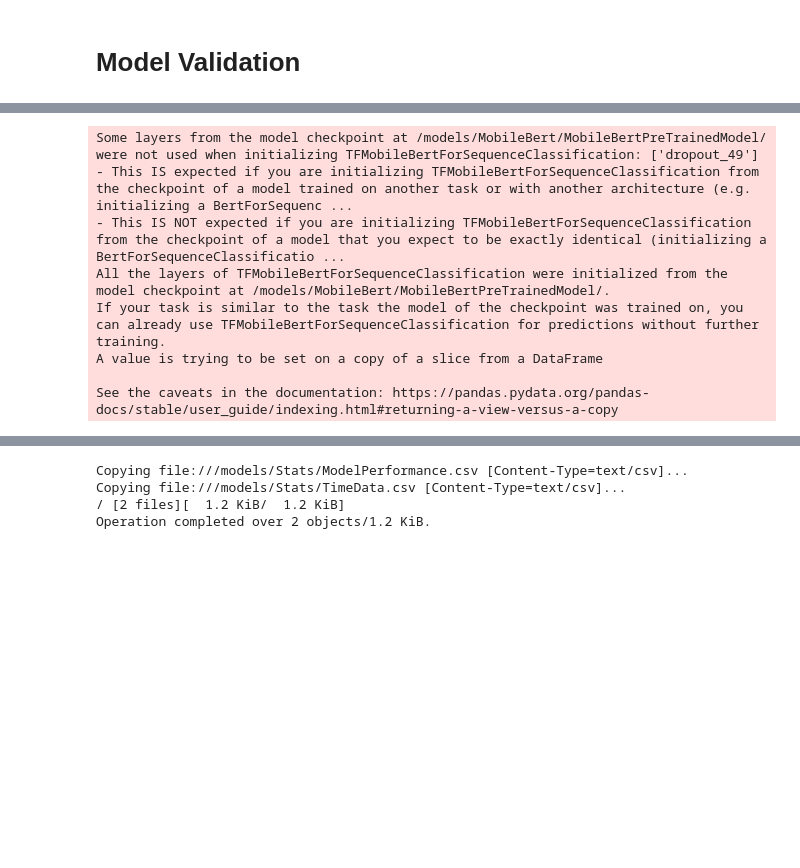
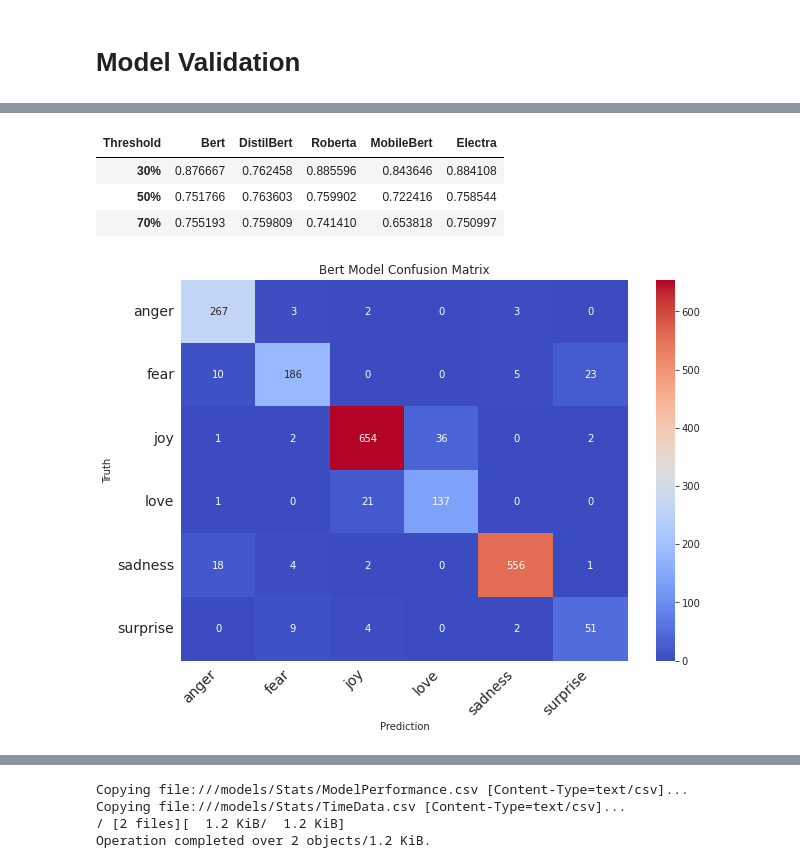
Before and after one commit to orugantiv/CSCE-585, a Jupyter notebook: Models/EmotionModels.ipynb, the cells around one changed output, grey strips where cells are left out. Saved outputs shown, nothing was run; the diff lists cells and outputs as text; code cells hidden in the pictures; blank space fills up the shorter version.

```diff
--- a/Models/EmotionModels.ipynb
+++ b/Models/EmotionModels.ipynb
@@ -611,7 +586,7 @@ class PredictEmotion:
                modelPreTrainedPath,
                isTokenizerFast = False,
                numLabels = 6,
-               thrushHold = 0.1):
+               thrushHold = 0.3):
     self.modelPreTrainedPath = modelPreTrainedPath
     self.modelName = modelName
     self.modelPath = modelPath
@@ -770,20 +708,0 @@ See the caveats in the documentation: https://pandas.pydata.org/pandas-docs/stab
-# %%
-# MobileBert Evalution
-predictClass = PredictEmotion('/models/MobileBert/MobileBertTokenizer/',
-                              '/models/MobileBert/MobileBertWeights.h5',
-                              '/models/MobileBert/MobileBertPreTrainedModel/')
-elapasedTime,predVal = predictEmotionTestData(predictClass,list(testData['Text']))
-timeData['Evalution(min)']['MobileBert'] = elapasedTime
-F1ModelScores = appendF1ModelScores(list(testData['Label']),
-                    predVal,
-                    F1ModelScores,
-                    'MobileBert')
-# %% [output]
-Some layers from the model checkpoint at /models/MobileBert/MobileBertPreTrainedModel/ were not used when initializing TFMobileBertForSequenceClassification: ['dropout_49']
-- This IS expected if you are initializing TFMobileBertForSequenceClassification from the checkpoint of a model trained on another task or with another architecture (e.g. initializing a BertForSequenc ...
-- This IS NOT expected if you are initializing TFMobileBertForSequenceClassification from the checkpoint of a model that you expect to be exactly identical (initializing a BertForSequenceClassificatio ...
-All the layers of TFMobileBertForSequenceClassification were initialized from the model checkpoint at /models/MobileBert/MobileBertPreTrainedModel/.
-If your task is similar to the task the model of the checkpoint was trained on, you can already use TFMobileBertForSequenceClassification for predictions without further training.
-A value is trying to be set on a copy of a slice from a DataFrame
-
-See the caveats in the documentation: https://pandas.pydata.org/pandas-docs/stable/user_guide/indexing.html#returning-a-view-versus-a-copy
@@ -792,0 +709,3 @@ timeData.to_csv('/models/Stats/TimeData.csv',index=True,index_label='Models')
+# %%
+labels = ['anger', 'fear', 'joy', 'love', 'sadness', 'surprise']
+testLabels = list(testData['Label'])
@@ -792,0 +714,12 @@ timeData.to_csv('/models/Stats/TimeData.csv',index=True,index_label='Models')
+# %%
+def doThresholds(modelName,
+                 testData,
+                 testDataTrueLabels,
+                 Threshold):
+  predictClass = PredictEmotion('/models/'+modelName+'/'+modelName+'Tokenizer/',
+                              '/models/'+modelName+'/'+modelName+'Weights.h5',
+                              '/models/'+modelName+'/'+modelName+'PreTrainedModel/',
+                               thrushHold = Threshold)
+  elapasedTime,predVal = predictEmotionTestData(predictClass,testData)
+  f1Score = f1_score(testDataTrueLabels, predVal, average='macro')
+  return elapasedTime,predVal,f1Score
@@ -792,0 +794,39 @@ timeData.to_csv('/models/Stats/TimeData.csv',index=True,index_label='Models')
+# %%
+threshHoldStats.loc['30%',['Bert']] = Bert_f1Score_30
+threshHoldStats.loc['50%',['Bert']] = Bert_f1Score_50
+threshHoldStats.loc['70%',['Bert']] = Bert_f1Score_70
+
+
+threshHoldStats.loc['30%',['DistilBert']] = DistilBert_f1Score_30
+threshHoldStats.loc['50%',['DistilBert']] = DistilBert_f1Score_50
+threshHoldStats.loc['70%',['DistilBert']] = DistilBert_f1Score_70
+
+threshHoldStats.loc['30%',['Roberta']] = Roberta_f1Score_30
+threshHoldStats.loc['50%',['Roberta']] = Roberta_f1Score_50
+threshHoldStats.loc['70%',['Roberta']] = Roberta_f1Score_70
+
+threshHoldStats.loc['30%',['MobileBert']] = MobileBert_f1Score_30
+threshHoldStats.loc['50%',['MobileBert']] = MobileBert_f1Score_50
+threshHoldStats.loc['70%',['MobileBert']] = MobileBert_f1Score_70
+
+threshHoldStats.loc['30%',['Electra']] = Electra_f1Score_30
+threshHoldStats.loc['50%',['Electra']] = Electra_f1Score_50
+threshHoldStats.loc['70%',['Electra']] = Electra_f1Score_70
+
+threshHoldStats
+# %% [output]
+| Threshold | Bert | DistilBert | Roberta | MobileBert | Electra |
+| 30% | 0.876667 | 0.762458 | 0.885596 | 0.843646 | 0.884108 |
+| 50% | 0.751766 | 0.763603 | 0.759902 | 0.722416 | 0.758544 |
+| 70% | 0.755193 | 0.759809 | 0.741410 | 0.653818 | 0.750997 |
+# %%
+# Bert Evalution
+timeData['Evalution(min)']['Bert'] = Bert_elapasedTime_30
+F1ModelScores = appendF1ModelScores(testLabels,
+                    Bert_predVal_30,
+                    F1ModelScores,
+                    'Bert')
+BertConfusionMatrix = confusion_matrix(testLabels,Bert_predVal_30)
+print_confusion_matrix(val,labels,'Bert Model Confusion Matrix','/models/Stats/BertConfusionMatrix.eps')
+# %% [output]
+[figure, added]
```
Also changed, not shown: parts of 35 cells of this notebook.
